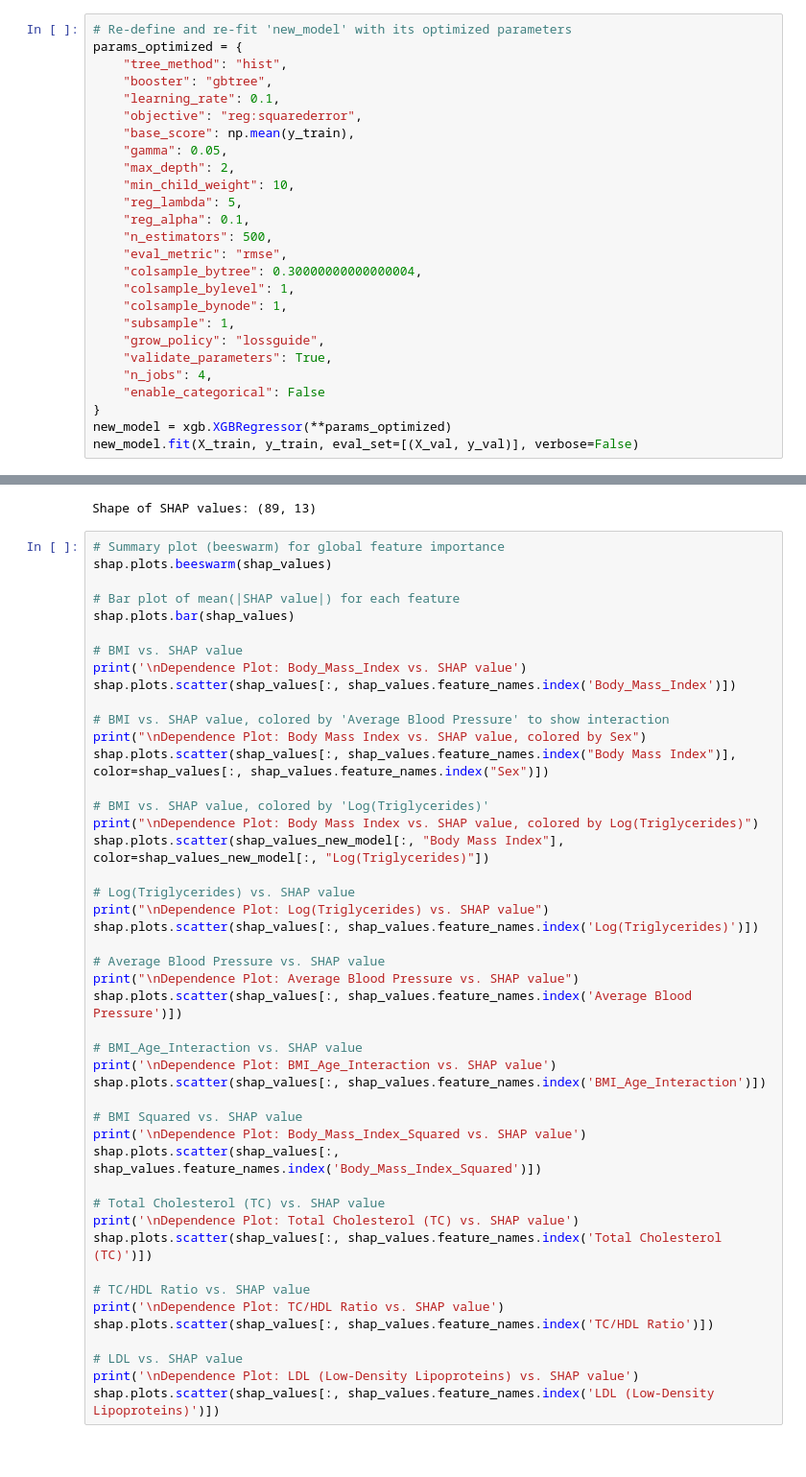
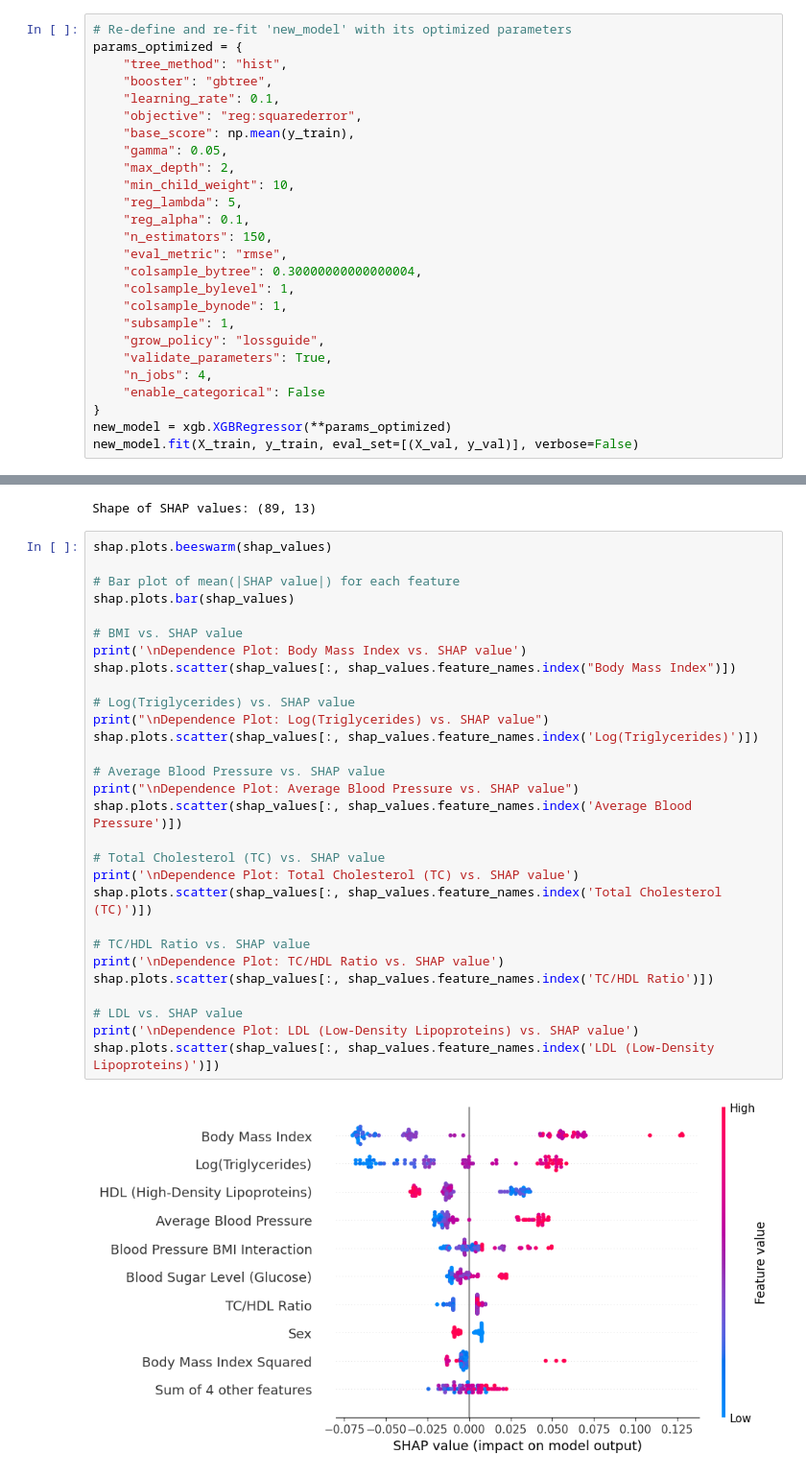
Before and after one commit to AICINEFOICSEV/esercizio, a Jupyter notebook: Lesson_5_Shap_xgboost_ISS.ipynb, the cells around one changed output, grey strips where cells are left out. Shown at 96% size. Drawn from its saved outputs; the diff is of its cells as text.

```diff
--- a/Lesson_5_Shap_xgboost_ISS.ipynb
+++ b/Lesson_5_Shap_xgboost_ISS.ipynb
@@ -272,7 +274,7 @@ params_optimized = {
     "min_child_weight": 10,
     "reg_lambda": 5,
     "reg_alpha": 0.1,
-    "n_estimators": 500,
+    "n_estimators": 150,
     "eval_metric": "rmse",
     "colsample_bytree": 0.30000000000000004,
     "colsample_bylevel": 1,
@@ -416,49 +427,33 @@ print("Shape of SHAP values:", shap_values.shape)
 WARNING:shap:Background dataset has 265 samples but max_samples=100. Subsampling to 100 samples for SHAP value computation. To use all samples, set max_samples=265 when initializing the masker.
 Shape of SHAP values: (89, 13)
 # %%
-# Summary plot (beeswarm) for global feature importance
 shap.plots.beeswarm(shap_values)
 
 # Bar plot of mean(|SHAP value|) for each feature
 shap.plots.bar(shap_values)
 
 # BMI vs. SHAP value
-print('\nDependence Plot: Body_Mass_Index vs. SHAP value')
-shap.plots.scatter(shap_values[:, shap_values.feature_names.index('Body_Mass_Index')])
-
-# BMI vs. SHAP value, colored by 'Average Blood Pressure' to show interaction
-print("\nDependence Plot: Body Mass Index vs. SHAP value, colored by Sex")
-shap.plots.scatter(shap_values[:, shap_values.feature_names.index("Body Mass Index")], color=shap_values[:, shap_values.feature_names.index("Sex")])
-
-# BMI vs. SHAP value, colored by 'Log(Triglycerides)'
-print("\nDependence Plot: Body Mass Index vs. SHAP value, colored by Log(Triglycerides)")
-shap.plots.scatter(shap_values_new_model[:, "Body Mass Index"], color=shap_values_new_model[:, "Log(Triglycerides)"])
+print('\nDependence Plot: Body Mass Index vs. SHAP value')
+shap.plots.scatter(shap_values[:, shap_values.feature_names.index("Body Mass Index")])
 
 # Log(Triglycerides) vs. SHAP value
 print("\nDependence Plot: Log(Triglycerides) vs. SHAP value")
 shap.plots.scatter(shap_values[:, shap_values.feature_names.index('Log(Triglycerides)')])
 
 # Average Blood Pressure vs. SHAP value
 print("\nDependence Plot: Average Blood Pressure vs. SHAP value")
 shap.plots.scatter(shap_values[:, shap_values.feature_names.index('Average Blood Pressure')])
-
-# BMI_Age_Interaction vs. SHAP value
-print('\nDependence Plot: BMI_Age_Interaction vs. SHAP value')
-shap.plots.scatter(shap_values[:, shap_values.feature_names.index('BMI_Age_Interaction')])
-
-# BMI Squared vs. SHAP value
-print('\nDependence Plot: Body_Mass_Index_Squared vs. SHAP value')
-shap.plots.scatter(shap_values[:, shap_values.feature_names.index('Body_Mass_Index_Squared')])
 
 # Total Cholesterol (TC) vs. SHAP value
 print('\nDependence Plot: Total Cholesterol (TC) vs. SHAP value')
 shap.plots.scatter(shap_values[:, shap_values.feature_names.index('Total Cholesterol (TC)')])
 
 # TC/HDL Ratio vs. SHAP value
 print('\nDependence Plot: TC/HDL Ratio vs. SHAP value')
 shap.plots.scatter(shap_values[:, shap_values.feature_names.index('TC/HDL Ratio')])
 
 # LDL vs. SHAP value
 print('\nDependence Plot: LDL (Low-Density Lipoproteins) vs. SHAP value')
 shap.plots.scatter(shap_values[:, shap_values.feature_names.index('LDL (Low-Density Lipoproteins)')])
 # %% [output]
+[figure, new version]
```
Also changed, not shown: parts of 14 cells of this notebook.
